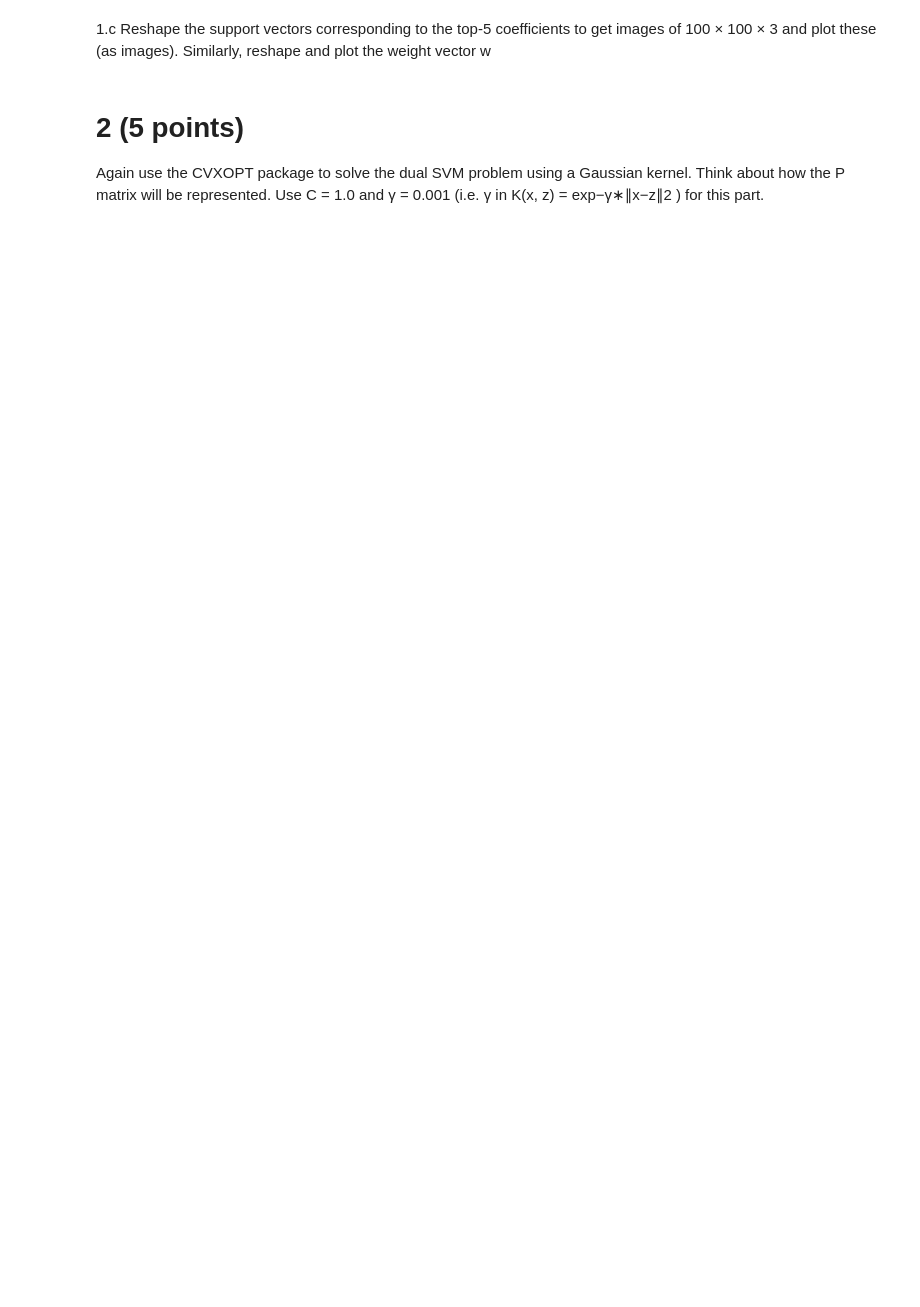
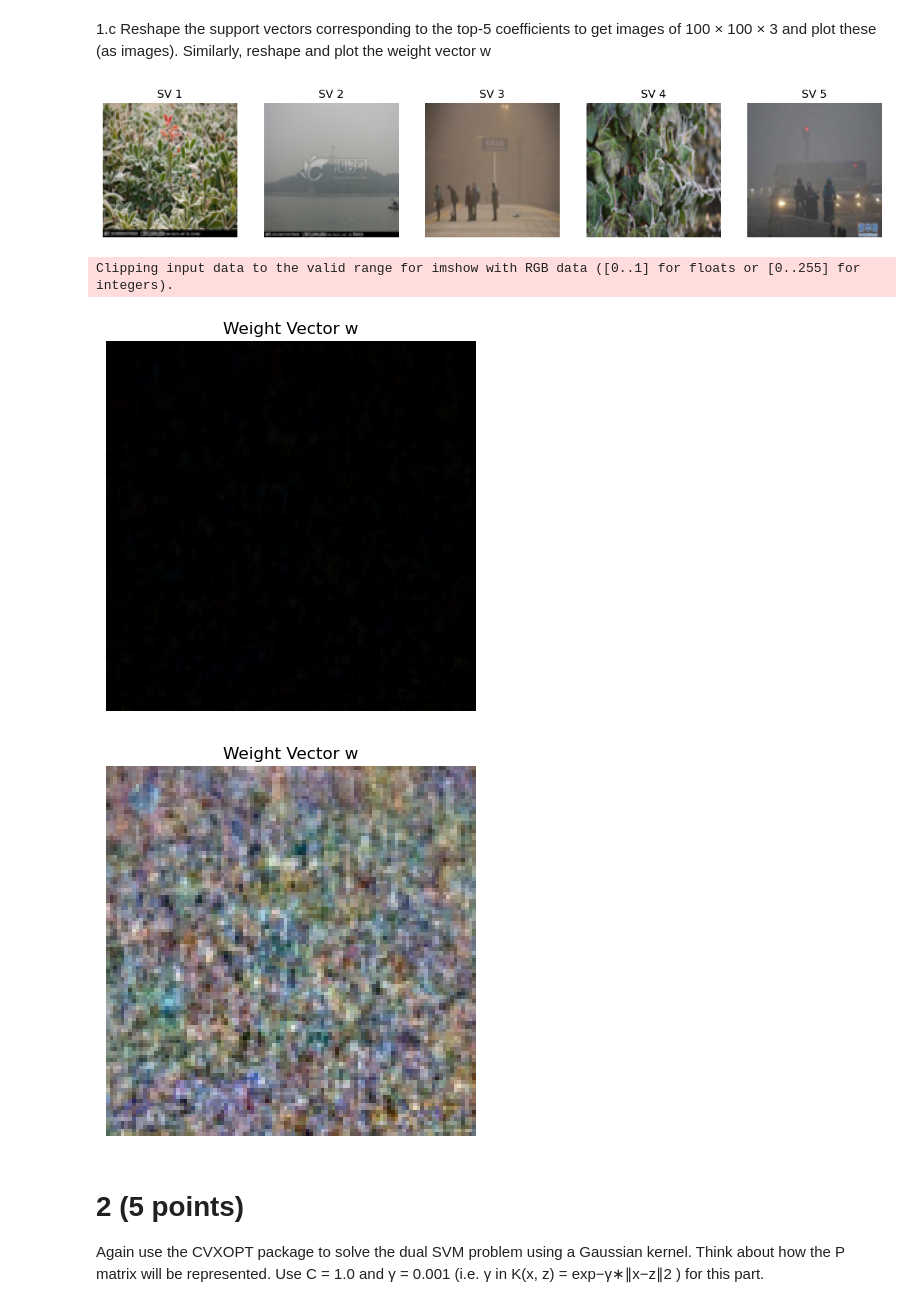
Before and after one commit to Umang-Tripathi/COL774, a Jupyter notebook: Assignment2/Q2/analysis.ipynb, the cells around one changed output. Cells and saved outputs as stored; diff of their text form; code cells hidden in the pictures; blank space fills up the shorter version.

```diff
--- a/Assignment2/Q2/analysis.ipynb
+++ b/Assignment2/Q2/analysis.ipynb
@@ -94,0 +83,17 @@ AttributeError: 'DataFrame' object has no attribute 'append'
+# %%
+train_img = dict()
+
+
+
+for folder in os.listdir('../data/Q2/train'):
+    print(folder)
+    df = pd.DataFrame(columns=[ 'image_id', 'feature_vector'])
+    if os.path.isdir(os.path.join('../data/Q2/train', folder)):
+        for file in os.listdir(os.path.join('../data/Q2/train', folder)):
+
+            if file.endswith('.jpg'):
+                image_path = os.path.join('../data/Q2/train', folder, file)
+                image_id = file.replace('.jpg', '')
+                feature_vector = preprocess_image(image_path)
+                df = pd.concat([ df,pd.DataFrame([{'image_id': image_id, 'label': folder, 'feature_vector': feature_vector}])], ignore_index=True )
+    train_img[folder] = df
@@ -107,5 +242,36 @@ constitute the support vectors?
 # %% [markdown]
 1.c Reshape the support vectors corresponding to the top-5 coefficients to get images of 100 × 100 × 3 and plot these (as images). Similarly, reshape and plot the weight vector w
+# %%
+# Reshape Top-5 Support Vectors for Visualization
+top_5_sv = svm.support_vectors[:5].reshape(-1, 100, 100, 3)
+
+# Plot Top-5 Support Vectors
+fig, axes = plt.subplots(1, 5, figsize=(15, 5))
+for i, ax in enumerate(axes):
+    ax.imshow(top_5_sv[i])
+    ax.set_title(f"SV {i+1}")
+    ax.axis("off")
+plt.show()
+
+# Reshape Weight Vector (w) for Visualization
+if svm.w is not None:
+    w_image = svm.w.reshape(100, 100, 3)
+    # Plot Weight Vector (w)
+    plt.imshow(w_image,cmap='gray')
+    plt.title("Weight Vector w")
+    plt.axis("off")
+    plt.show()
+    # make the colour contrast appear more clearly
+    w_image = (w_image - np.min(w_image)) / (np.max(w_image) - np.min(w_image))
+    plt.imshow(w_image, cmap="gray")
+    plt.title("Weight Vector w")
+    plt.axis("off")
+    plt.show()
+# %% [output]
+[figure, added]
+Clipping input data to the valid range for imshow with RGB data ([0..1] for floats or [0..255] for integers).
+[figure, added]
+[figure, added]
 # %% [markdown]
 # 2 (5 points)
 Again use the CVXOPT package to solve the dual SVM problem using a Gaussian kernel. Think about how the P matrix will be represented. Use C = 1.0 and γ = 0.001 (i.e. γ in K(x, z) = exp−γ∗∥x−z∥2 ) for this part.
```
Also changed, not shown: parts of 36 cells of this notebook, 9 other files.
